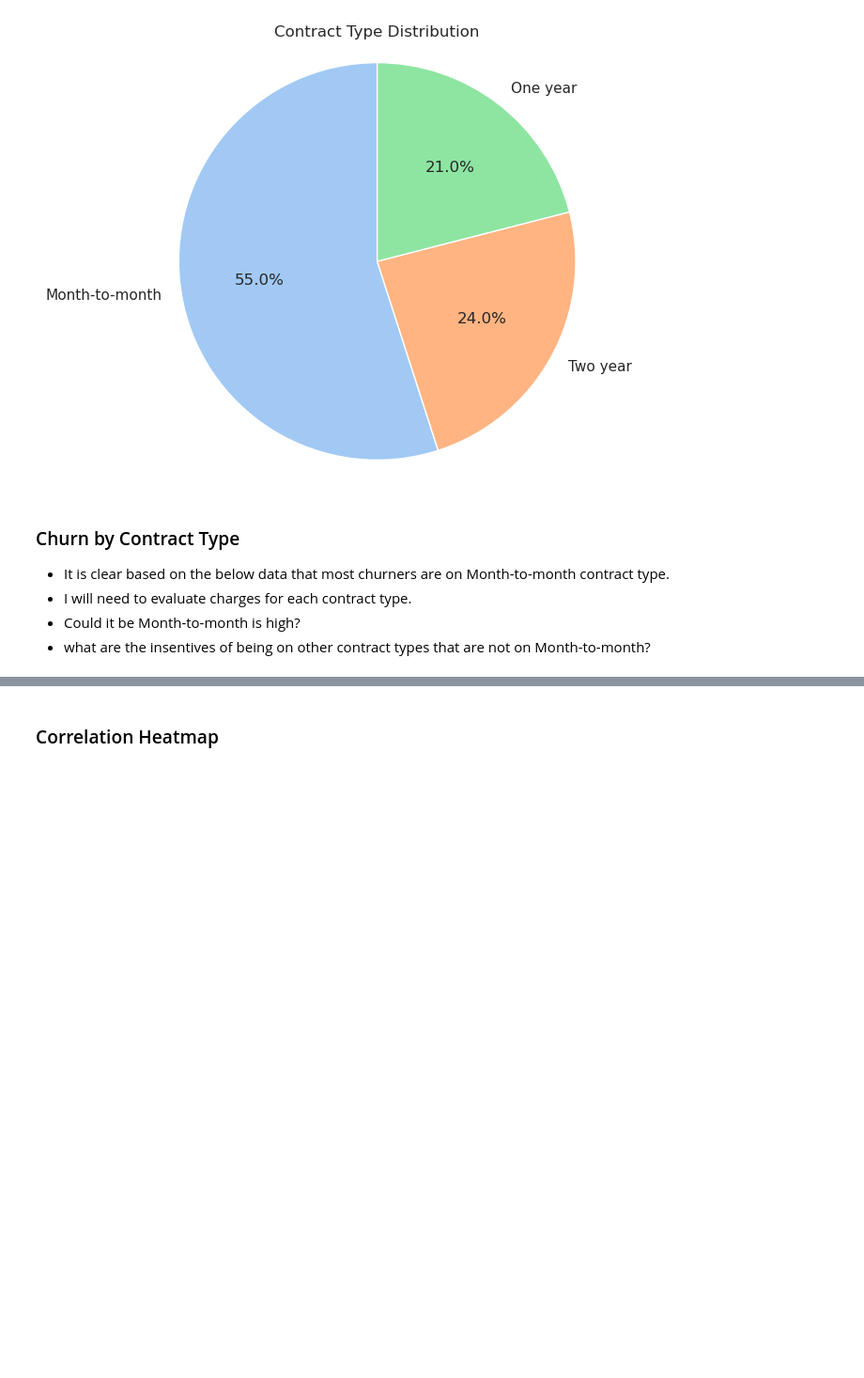
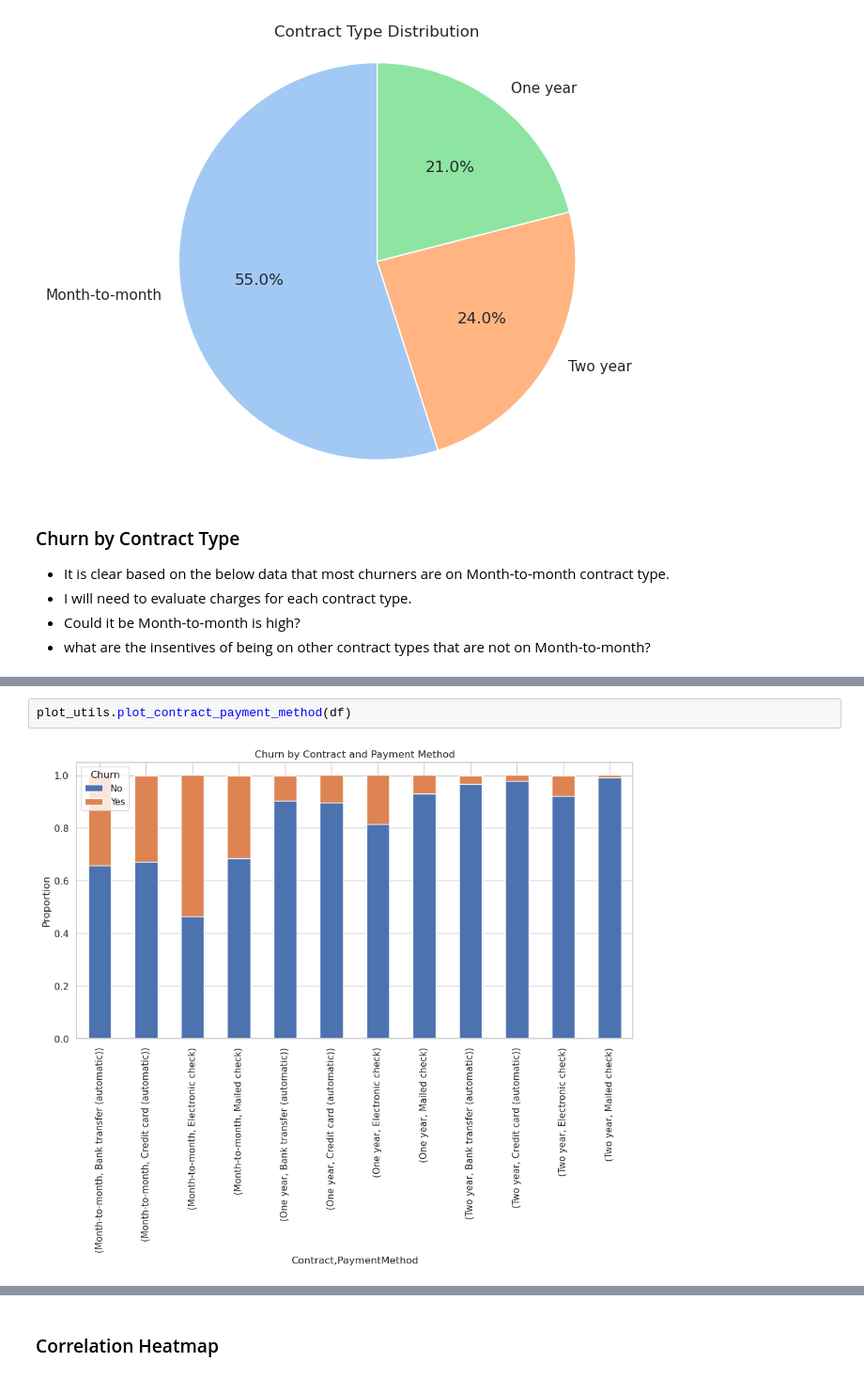
Before and after one commit to touchtau/telco-customer-churn-prediction, a Jupyter notebook: notebooks/01_exploratory_data_analysis.ipynb, the cells around one changed output, grey strips where cells are left out. Shown at 94% size. Cells and saved outputs as stored; diff of their text form; blank space fills up the shorter version.

```diff
--- a/notebooks/01_exploratory_data_analysis.ipynb
+++ b/notebooks/01_exploratory_data_analysis.ipynb
@@ -115,0 +110,4 @@ plot_churn_by_contract_type(df)
+# %%
+plot_utils.plot_contract_payment_method(df)
+# %% [output]
+[figure, added]
```
Also changed, not shown: parts of 17 cells of this notebook, 4 other files.
